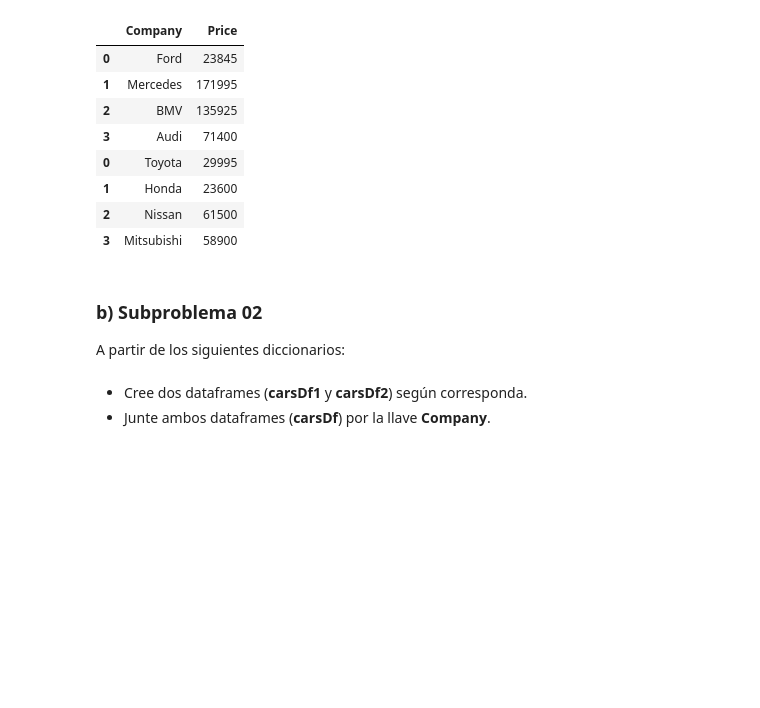
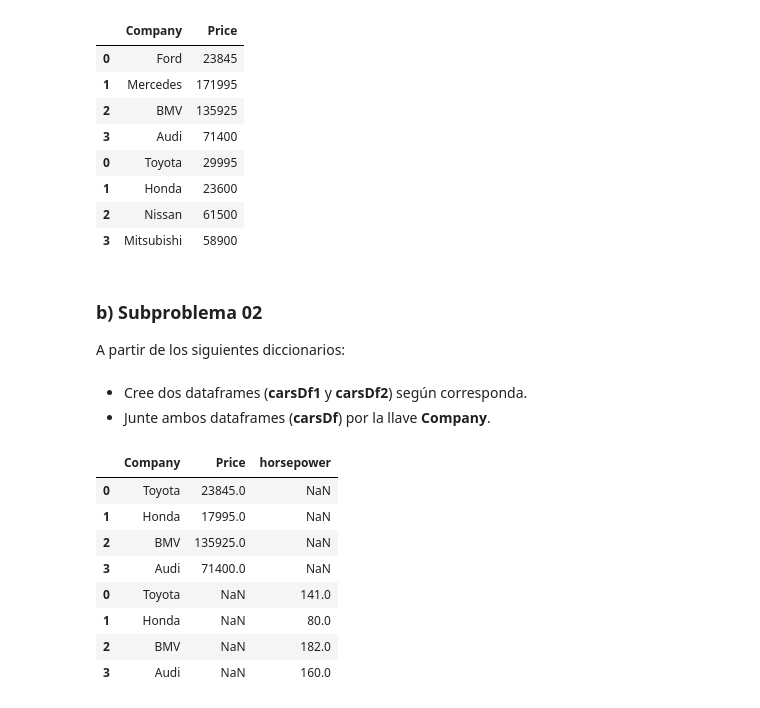
Before and after one commit to AriadneSandovalRoa/MAT281_portafolio, a Jupyter notebook: labs/lab_03.ipynb, the cells around one changed output. Drawn from its saved outputs; the diff is of its cells as text; code cells hidden in the pictures; blank space fills up the shorter version.

```diff
--- a/labs/lab_03.ipynb
+++ b/labs/lab_03.ipynb
@@ -372,3 +372,17 @@ car_Horsepower = {'Company': ['Toyota', 'Honda', 'BMV', 'Audi'], 'horsepower': [
 # %% [markdown]
 * Cree dos dataframes (**carsDf1** y **carsDf2**) según corresponda.
 *  Junte ambos dataframes (**carsDf**) por la llave **Company**.
+# %%
+carsDf1=pd.DataFrame(Car_Price)
+carsDf2=pd.DataFrame(car_Horsepower)
+pd.concat([carsDf1, carsDf2])
+# %% [output]
+|  | Company | Price | horsepower |
+| 0 | Toyota | 23845.0 | NaN |
+| 1 | Honda | 17995.0 | NaN |
+| 2 | BMV | 135925.0 | NaN |
+| 3 | Audi | 71400.0 | NaN |
+| 0 | Toyota | NaN | 141.0 |
+| 1 | Honda | NaN | 80.0 |
+| 2 | BMV | NaN | 182.0 |
+| 3 | Audi | NaN | 160.0 |
```
Also changed, not shown: parts of 2 cells of this notebook.
